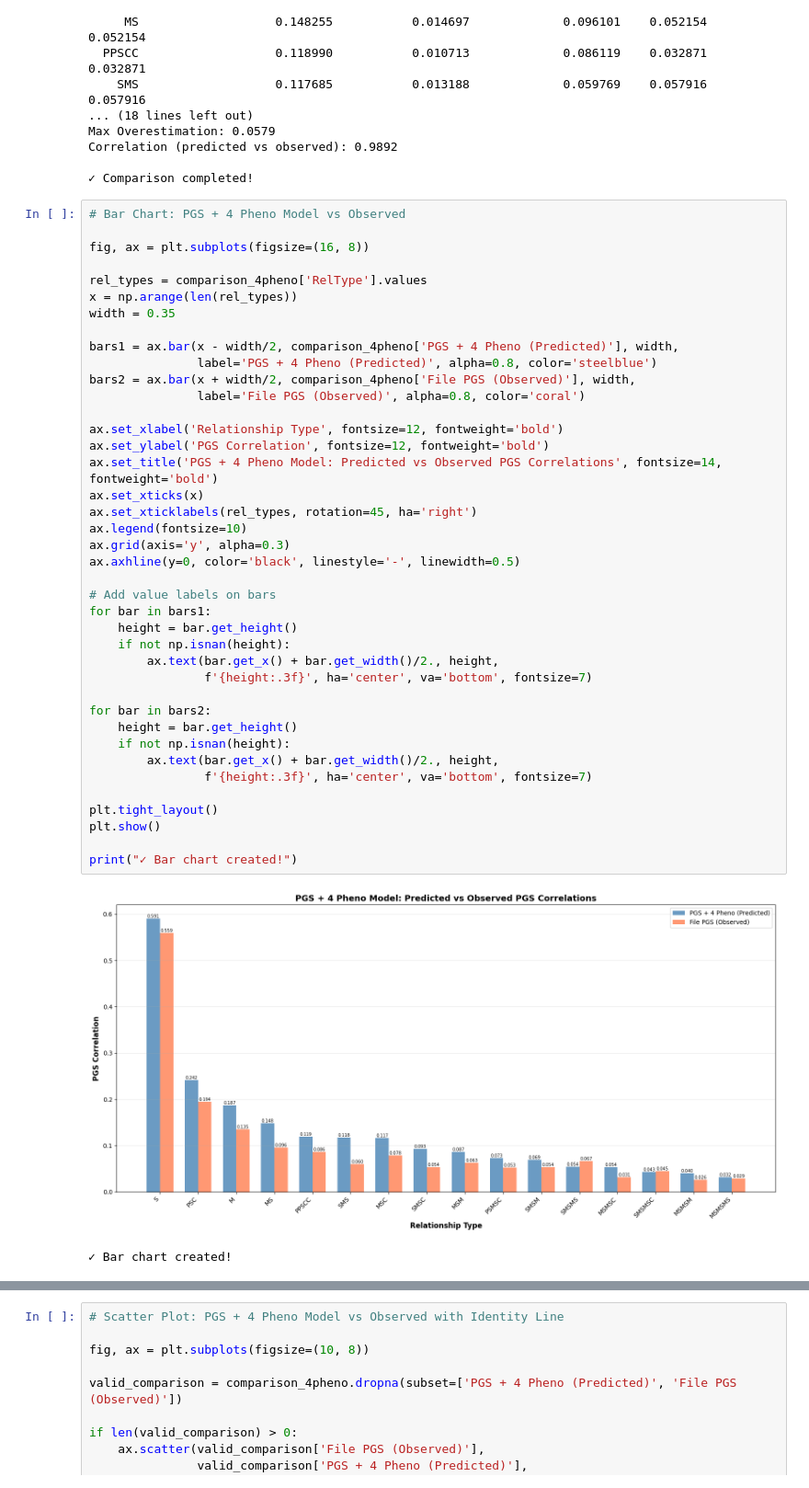
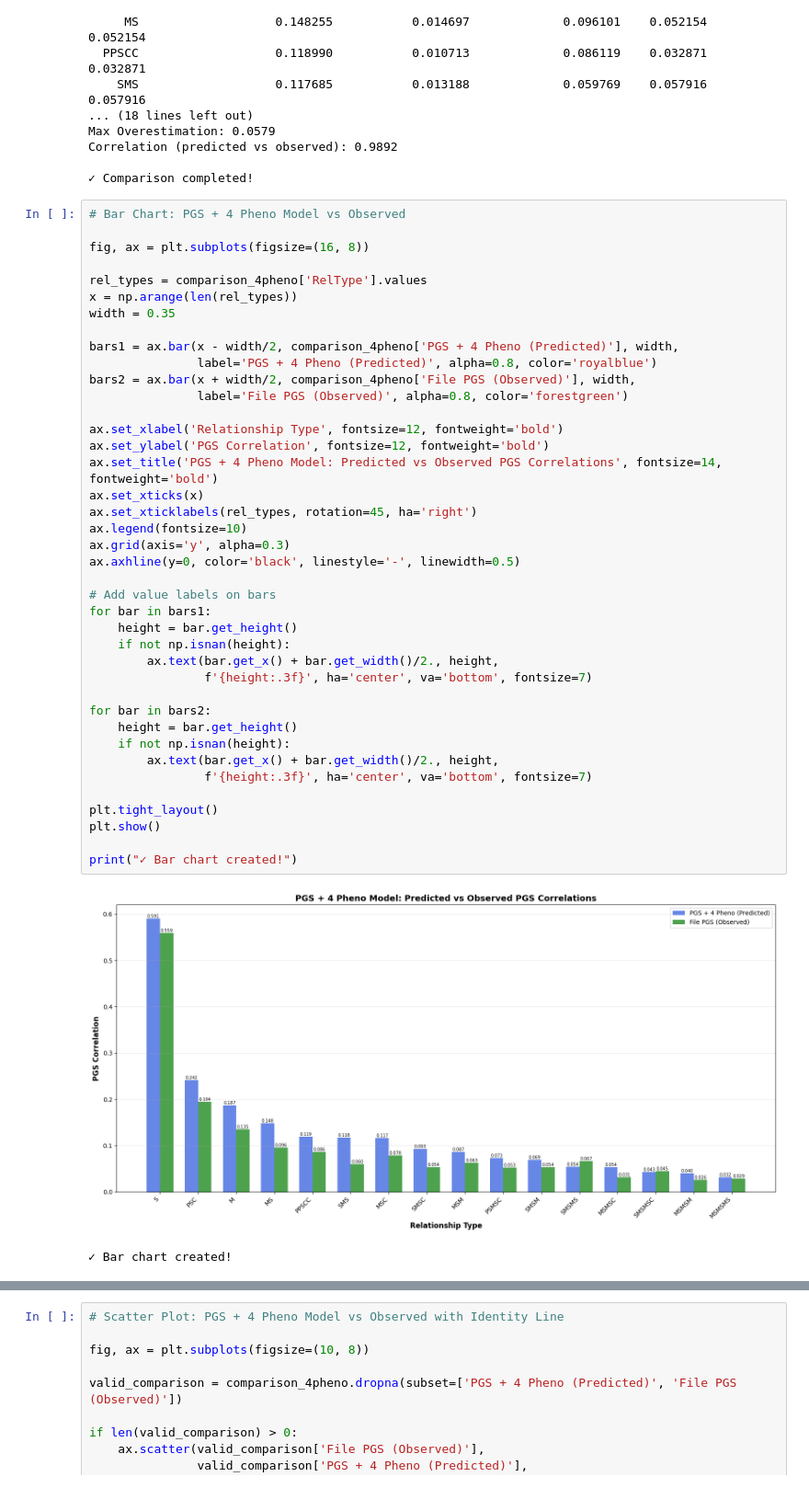
Before and after one commit to Xuanyu-Lyu/PGS_Cor_Relative, a Jupyter notebook: Scripts/RelativeCor/Analysis.ipynb, the cells around one changed output, grey strips where cells are left out. Shown at 92% size. Drawn from its saved outputs; the diff is of its cells as text.

```diff
--- a/Scripts/RelativeCor/Analysis.ipynb
+++ b/Scripts/RelativeCor/Analysis.ipynb
@@ -724,36 +776,36 @@ x = np.arange(len(rel_types))
 width = 0.35
 
 bars1 = ax.bar(x - width/2, comparison_4pheno['PGS + 4 Pheno (Predicted)'], width,
-               label='PGS + 4 Pheno (Predicted)', alpha=0.8, color='steelblue')
+               label='PGS + 4 Pheno (Predicted)', alpha=0.8, color='royalblue')
 bars2 = ax.bar(x + width/2, comparison_4pheno['File PGS (Observed)'], width,
-               label='File PGS (Observed)', alpha=0.8, color='coral')
+               label='File PGS (Observed)', alpha=0.8, color='forestgreen')
 
 ax.set_xlabel('Relationship Type', fontsize=12, fontweight='bold')
 ax.set_ylabel('PGS Correlation', fontsize=12, fontweight='bold')
 ax.set_title('PGS + 4 Pheno Model: Predicted vs Observed PGS Correlations', fontsize=14, fontweight='bold')
 ax.set_xticks(x)
 ax.set_xticklabels(rel_types, rotation=45, ha='right')
 ax.legend(fontsize=10)
 ax.grid(axis='y', alpha=0.3)
 ax.axhline(y=0, color='black', linestyle='-', linewidth=0.5)
 
 # Add value labels on bars
 for bar in bars1:
     height = bar.get_height()
     if not np.isnan(height):
         ax.text(bar.get_x() + bar.get_width()/2., height,
                 f'{height:.3f}', ha='center', va='bottom', fontsize=7)
 
 for bar in bars2:
     height = bar.get_height()
     if not np.isnan(height):
         ax.text(bar.get_x() + bar.get_width()/2., height,
                 f'{height:.3f}', ha='center', va='bottom', fontsize=7)
 
 plt.tight_layout()
 plt.show()
 
 print("✓ Bar chart created!")
 # %% [output]
-[figure, old version]
+[figure, new version]
 ✓ Bar chart created!
```
Also changed, not shown: parts of 8 cells of this notebook, 13 other files.
